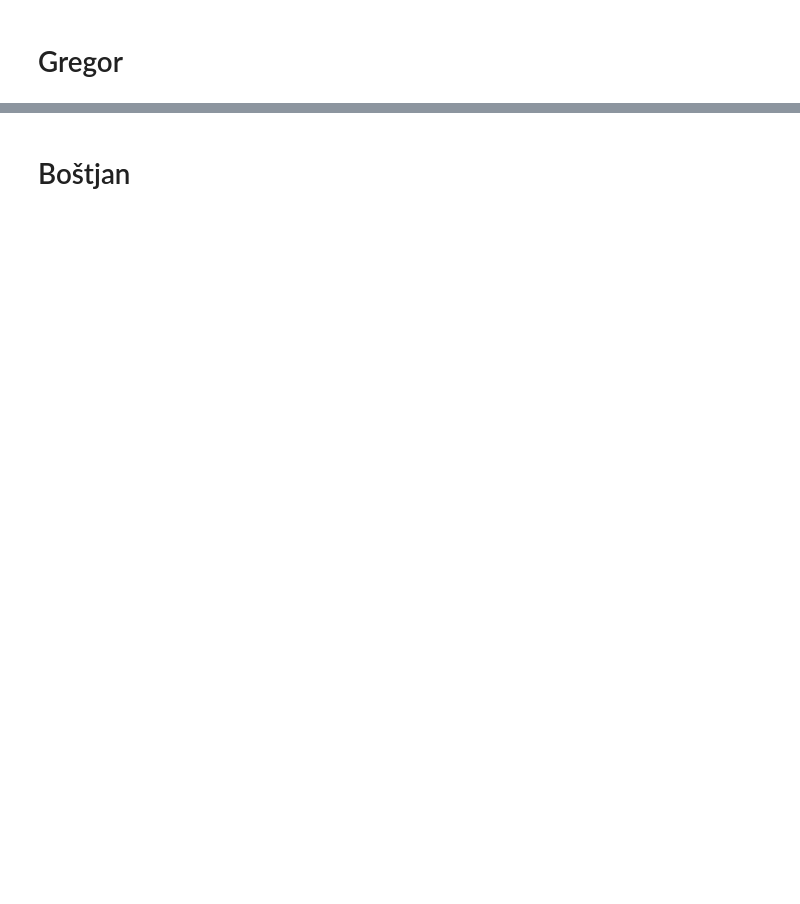
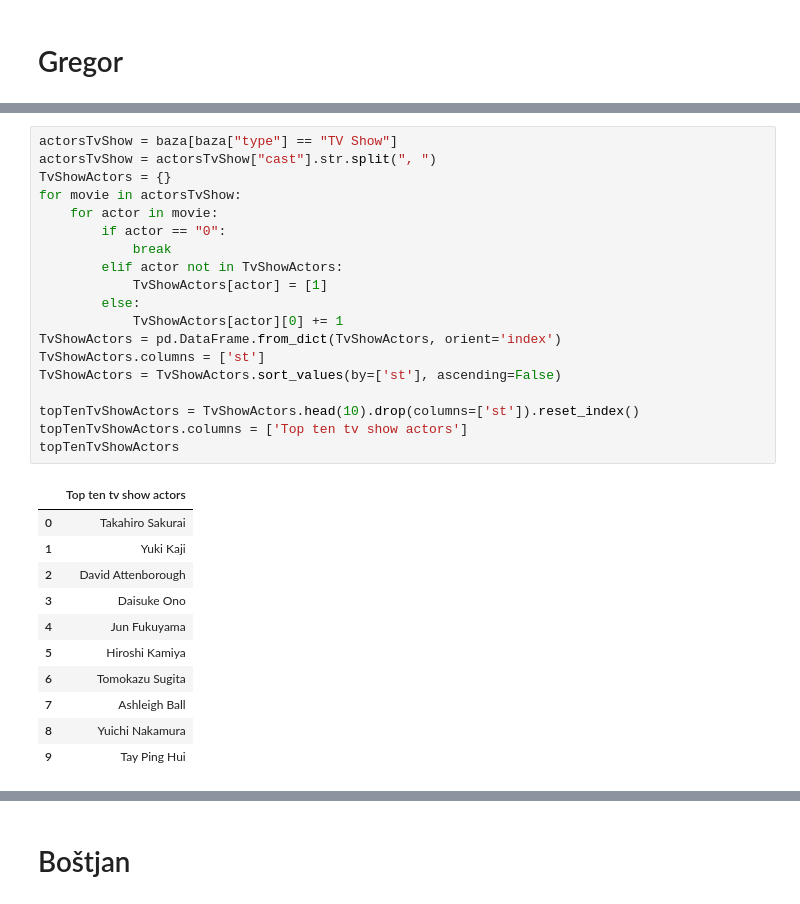
Before and after one commit to AshesOfPhoenix/PR19KKZDBMPBPGS, a Jupyter notebook: report.ipynb, the cells around one changed output, grey strips where cells are left out. Saved outputs shown, nothing was run; the diff lists cells and outputs as text; blank space fills up the shorter version.

```diff
--- a/report.ipynb
+++ b/report.ipynb
@@ -37,0 +108,31 @@ Zaenkrat imamo par ugotovitev, kot so:
+# %%
+actorsTvShow = baza[baza["type"] == "TV Show"]
+actorsTvShow = actorsTvShow["cast"].str.split(", ")
+TvShowActors = {}
+for movie in actorsTvShow:
+    for actor in movie:
+        if actor == "0":
+            break
+        elif actor not in TvShowActors:
+            TvShowActors[actor] = [1]
+        else:
+            TvShowActors[actor][0] += 1
+TvShowActors = pd.DataFrame.from_dict(TvShowActors, orient='index')
+TvShowActors.columns = ['st']
+TvShowActors = TvShowActors.sort_values(by=['st'], ascending=False)
+
+topTenTvShowActors = TvShowActors.head(10).drop(columns=['st']).reset_index()
+topTenTvShowActors.columns = ['Top ten tv show actors']
+topTenTvShowActors
+# %% [output]
+|  | Top ten tv show actors |
+| 0 | Takahiro Sakurai |
+| 1 | Yuki Kaji |
+| 2 | David Attenborough |
+| 3 | Daisuke Ono |
+| 4 | Jun Fukuyama |
+| 5 | Hiroshi Kamiya |
+| 6 | Tomokazu Sugita |
+| 7 | Ashleigh Ball |
+| 8 | Yuichi Nakamura |
+| 9 | Tay Ping Hui |
```
Also changed, not shown: parts of 14 cells of this notebook, 1 other file.
